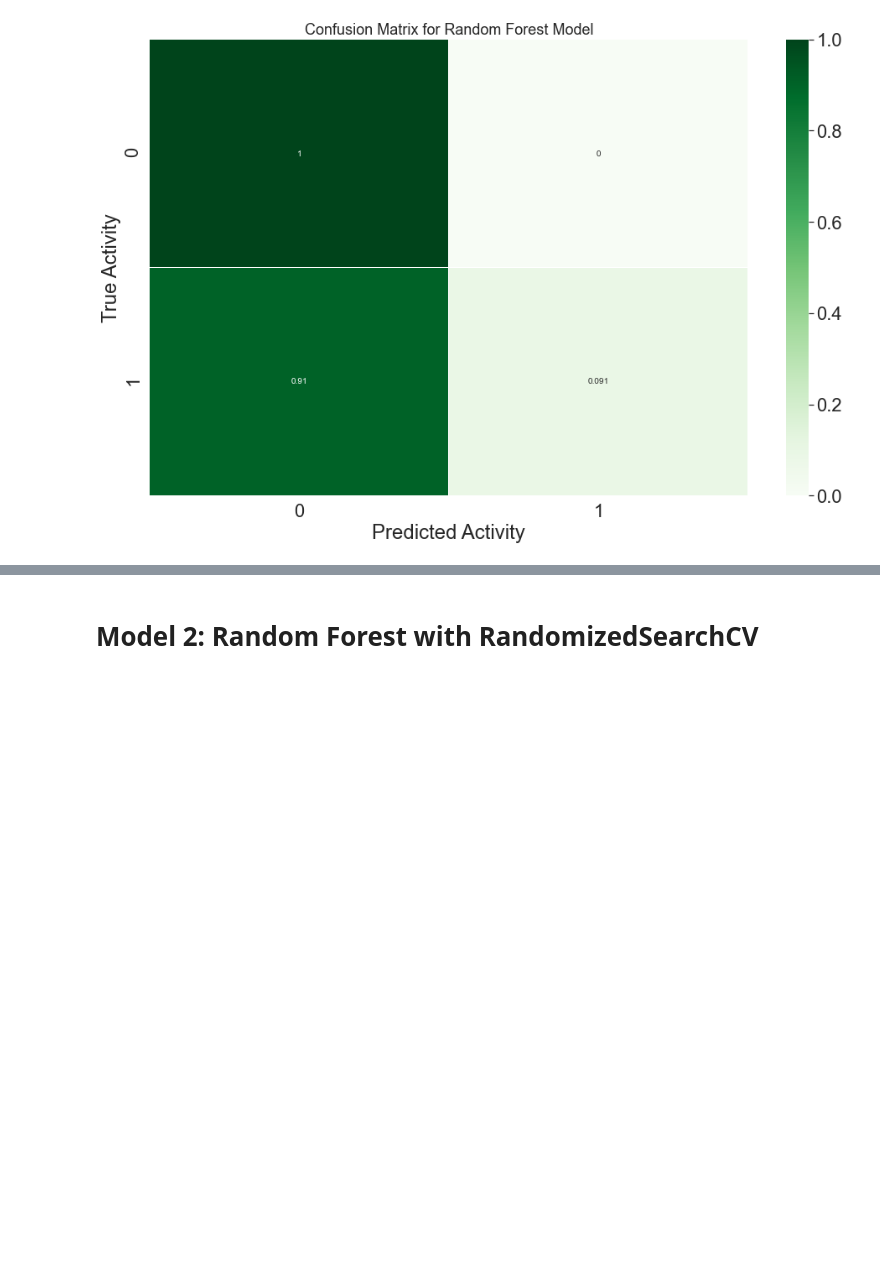
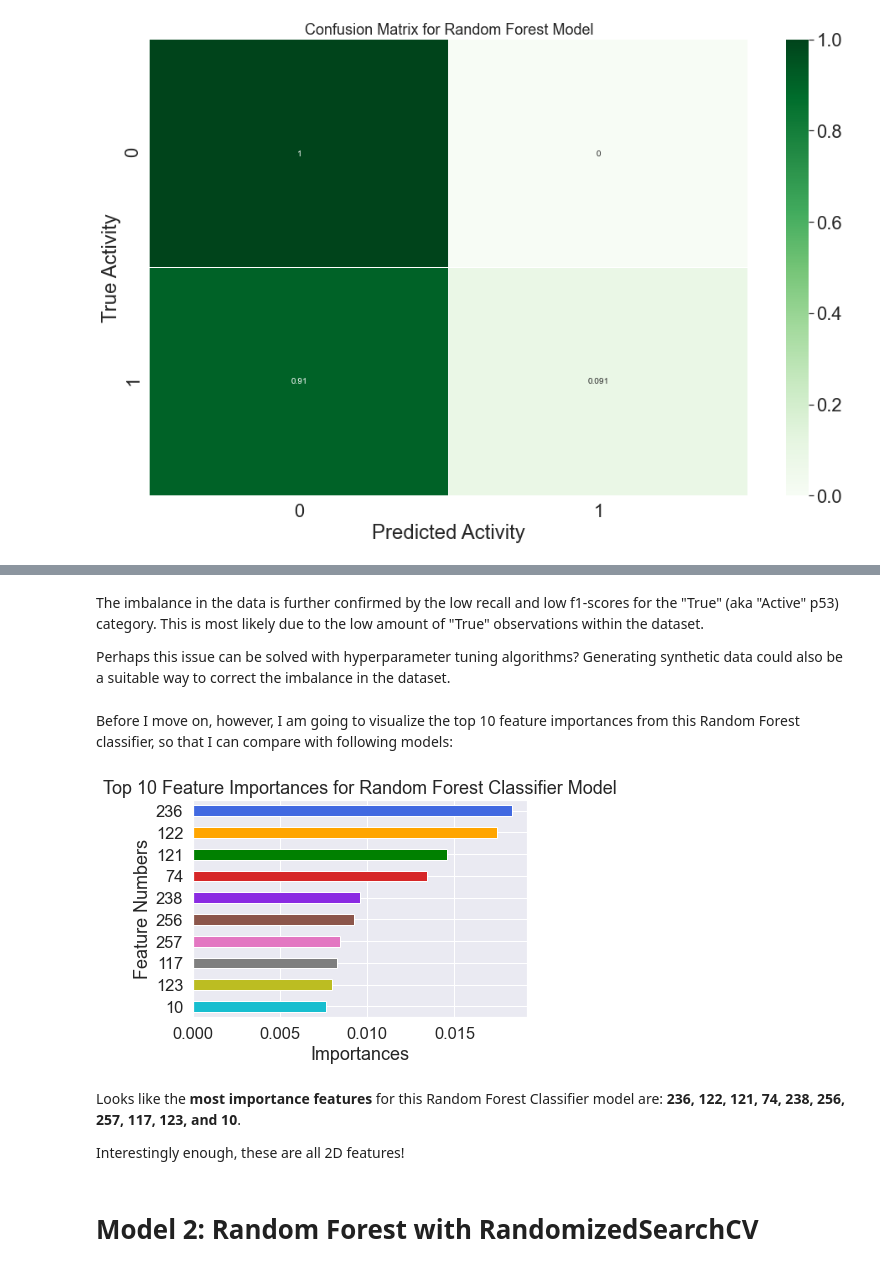
Before and after one commit to dna-witch/p53_Rescue_Mutants, a Jupyter notebook: notebooks/4.0-sm-modeling.ipynb, the cells around one changed output, grey strips where cells are left out. Saved outputs shown, nothing was run; the diff lists cells and outputs as text; code cells hidden in the pictures; blank space fills up the shorter version.

```diff
--- a/notebooks/4.0-sm-modeling.ipynb
+++ b/notebooks/4.0-sm-modeling.ipynb
@@ -148,2 +157,22 @@ One way to address this imbalance could be to stratify y(labels) when training t
+# %% [markdown]
+The imbalance in the data is further confirmed by the low recall and low f1-scores for the "True" (aka "Active" p53) category. This is most likely due to the low amount of "True" observations within the dataset.
+
+Perhaps this issue can be solved with hyperparameter tuning algorithms? Generating synthetic data could also be a suitable way to correct the imbalance in the dataset.
+# %% [markdown]
+Before I move on, however, I am going to visualize the top 10 feature importances from this Random Forest classifier, so that I can compare with following models:
+# %%
+feature_importances = pd.Series(model_res.feature_importances_, index=feature_list)
+_ = feature_importances.nlargest(10).plot(kind='barh', color=['royalblue', 'orange', 'green', 'tab:red', 'blueviolet', 'tab:brown', 'tab:pink', 'tab:gray', 'tab:olive', 'tab:cyan']).invert_yaxis()
+
+_ = plt.ylabel('Feature Numbers')
+_ = plt.xlabel('Importances')
+_ = plt.title('Top 10 Feature Importances for Random Forest Classifier Model')
+plt.show()
+# %% [output]
+[figure, added]
+# %% [markdown]
+Looks like the **most importance features** for this Random Forest Classifier model are: **236, 122, 121, 74, 238, 256, 257, 117, 123, and 10**.
+
+Interestingly enough, these are all 2D features!
 # %% [markdown]
 # Model 2: Random Forest with RandomizedSearchCV
```
Also changed, not shown: parts of 11 cells of this notebook.
